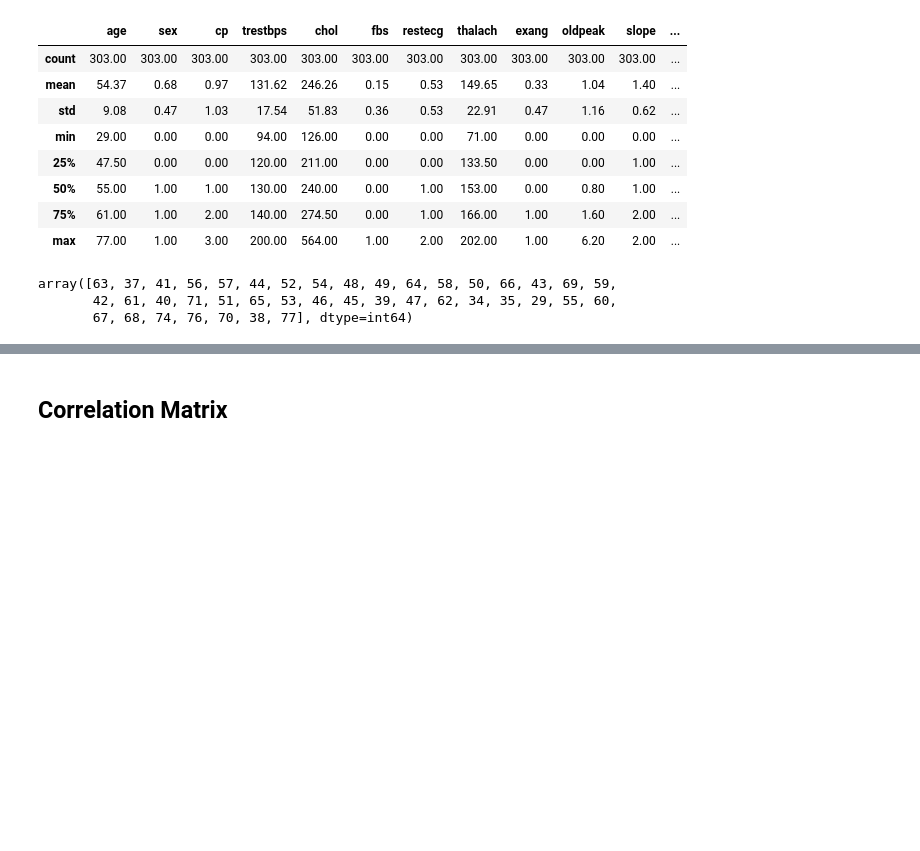
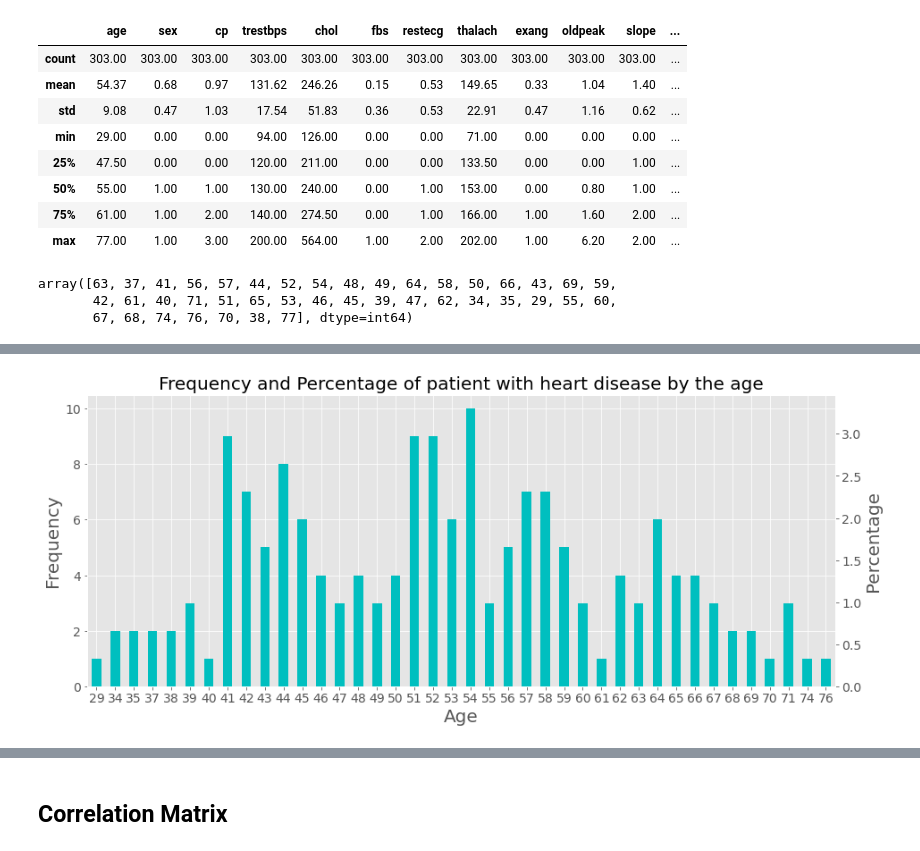
Before and after one commit to trs96/MLDA, a Jupyter notebook: Project.ipynb, the cells around one changed output, grey strips where cells are left out. Cells and saved outputs as stored; diff of their text form; code cells hidden in the pictures; blank space fills up the shorter version.

```diff
--- a/Project.ipynb
+++ b/Project.ipynb
@@ -92,0 +126,23 @@ sns.displot(d.age, color='blue'); #wollte die verteilung nach einzelnen alter gu
+# %%
+#Plot the frequency of patients with heart disease
+ax = df[df['target'] == 1]['age'].value_counts().sort_index().plot.bar(
+    figsize=(15, 6),
+    fontsize= 14,
+    rot=0,
+    color='c')
+ax.set_title("Frequency and Percentage of patient with heart disease by the age", fontsize=20)
+ax.set_xlabel("Age", fontsize=20)
+ax.set_ylabel("Frequency", fontsize=20)
+
+ax2 = ax.twinx()
+
+#Plot the bar chart of the percentage of patient with heart disease
+ax2 = ((df[df['target'] == 1]['age'].value_counts() / len(df)) * 100).sort_index().plot.bar(
+    figsize=(15, 6),
+    fontsize= 14,
+    rot=0,
+    color='c')
+ax2.set_ylabel("Percentage", fontsize=20)
+plt.grid()
+# %% [output]
+[figure, added]
```
Also changed, not shown: parts of 27 cells of this notebook.
